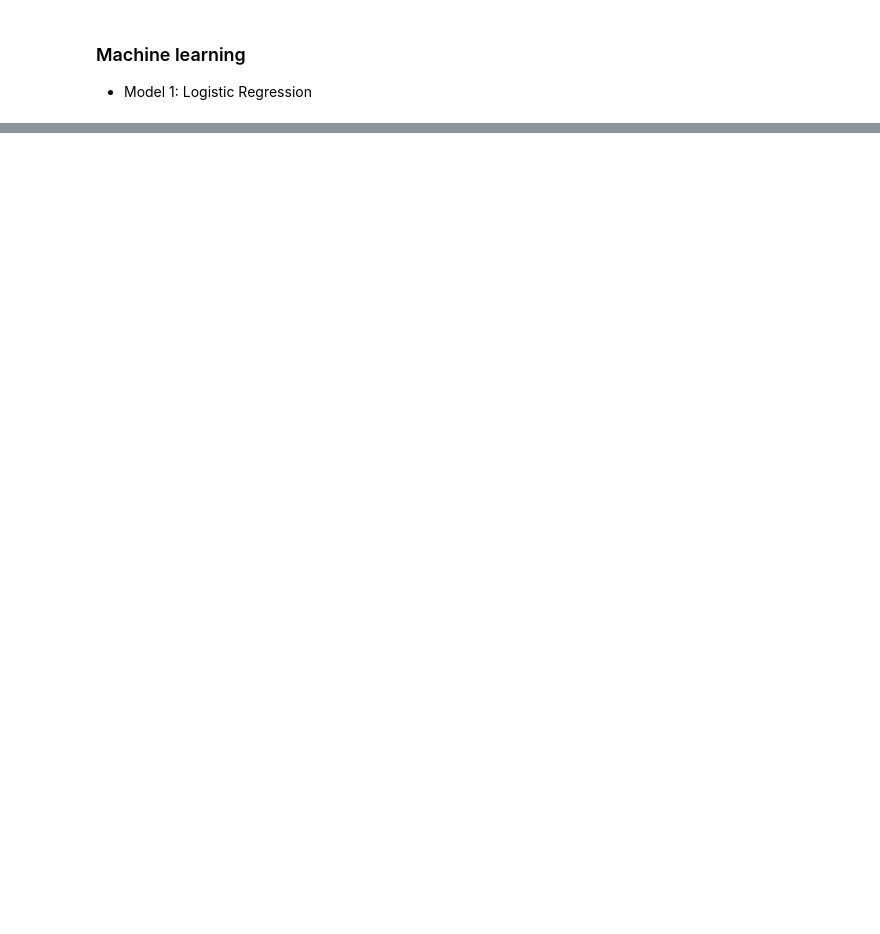
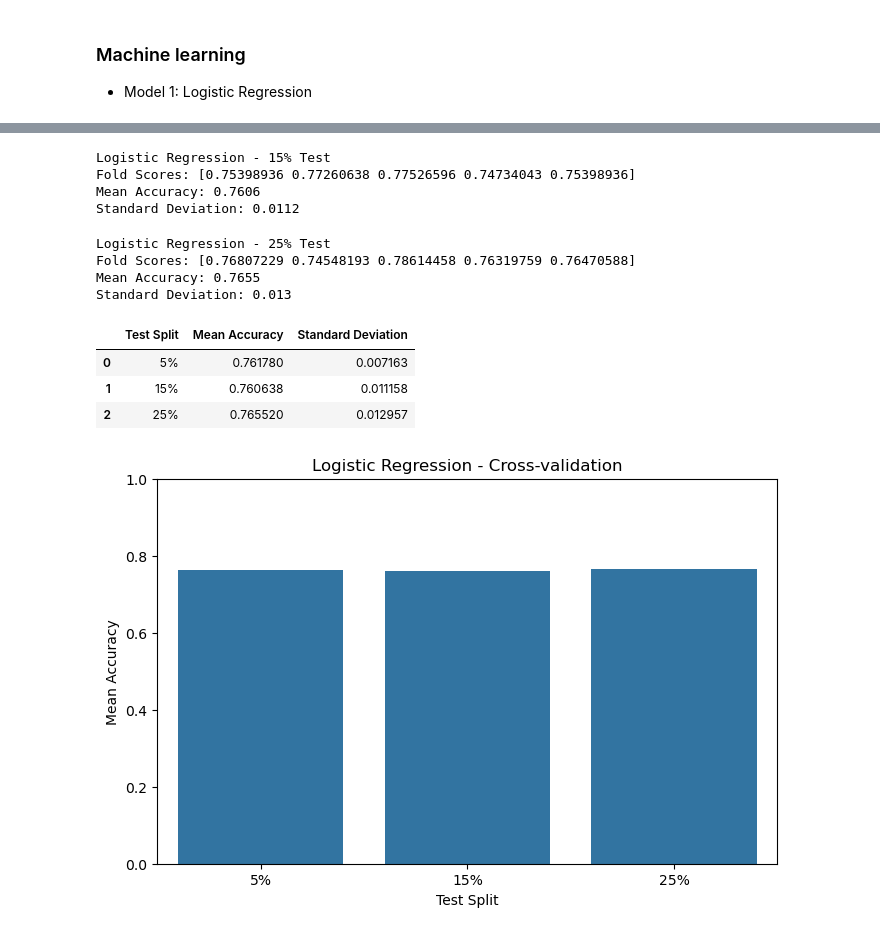
Before and after one commit to Erdenetuya610/Machine-learning, a Jupyter notebook: Machine learning .ipynb, the cells around one changed output, grey strips where cells are left out. Cells and saved outputs as stored; diff of their text form; code cells hidden in the pictures; blank space fills up the shorter version.

```diff
--- a/Machine learning .ipynb
+++ b/Machine learning .ipynb
@@ -641,0 +955,80 @@ Name: count, dtype: int64
+# %%
+cv_scores_log_15 = cross_val_score(
+    log_model_15,
+    X_train_15,
+    y_train_15,
+    cv=skf,
+    scoring='accuracy'
+)
+
+print("Logistic Regression - 15% Test")
+print("Fold Scores:", cv_scores_log_15)
+print("Mean Accuracy:", round(cv_scores_log_15.mean(), 4))
+print("Standard Deviation:", round(cv_scores_log_15.std(), 4))
+# %% [output]
+Logistic Regression - 15% Test
+Fold Scores: [0.75398936 0.77260638 0.77526596 0.74734043 0.75398936]
+Mean Accuracy: 0.7606
+Standard Deviation: 0.0112
+# %%
+cv_scores_log_25 = cross_val_score(
+    log_model_25,
+    X_train_25,
+    y_train_25,
+    cv=skf,
+    scoring='accuracy'
+)
+
+print("Logistic Regression - 25% Test")
+print("Fold Scores:", cv_scores_log_25)
+print("Mean Accuracy:", round(cv_scores_log_25.mean(), 4))
+print("Standard Deviation:", round(cv_scores_log_25.std(), 4))
+# %% [output]
+Logistic Regression - 25% Test
+Fold Scores: [0.76807229 0.74548193 0.78614458 0.76319759 0.76470588]
+Mean Accuracy: 0.7655
+Standard Deviation: 0.013
+# %%
+# Compare cross-validation results
+
+log_cv_results = pd.DataFrame({
+    'Test Split': ['5%', '15%', '25%'],
+
+    'Mean Accuracy': [
+        cv_scores_log_5.mean(),
+        cv_scores_log_15.mean(),
+        cv_scores_log_25.mean()
+    ],
+
+    'Standard Deviation': [
+        cv_scores_log_5.std(),
+        cv_scores_log_15.std(),
+        cv_scores_log_25.std()
+    ]
+})
+
+display(log_cv_results)
+# %% [output]
+|  | Test Split | Mean Accuracy | Standard Deviation |
+| 0 | 5% | 0.761780 | 0.007163 |
+| 1 | 15% | 0.760638 | 0.011158 |
+| 2 | 25% | 0.765520 | 0.012957 |
+# %%
+# Visualise cross-validation results
+
+plt.figure(figsize=(8, 5))
+
+sns.barplot(
+    data=log_cv_results,
+    x='Test Split',
+    y='Mean Accuracy'
+)
+
+plt.title('Logistic Regression - Cross-validation')
+plt.xlabel('Test Split')
+plt.ylabel('Mean Accuracy')
+
+plt.ylim(0, 1)
+plt.show()
+# %% [output]
+[figure, added]
```
Also changed, not shown: parts of 43 cells of this notebook.
